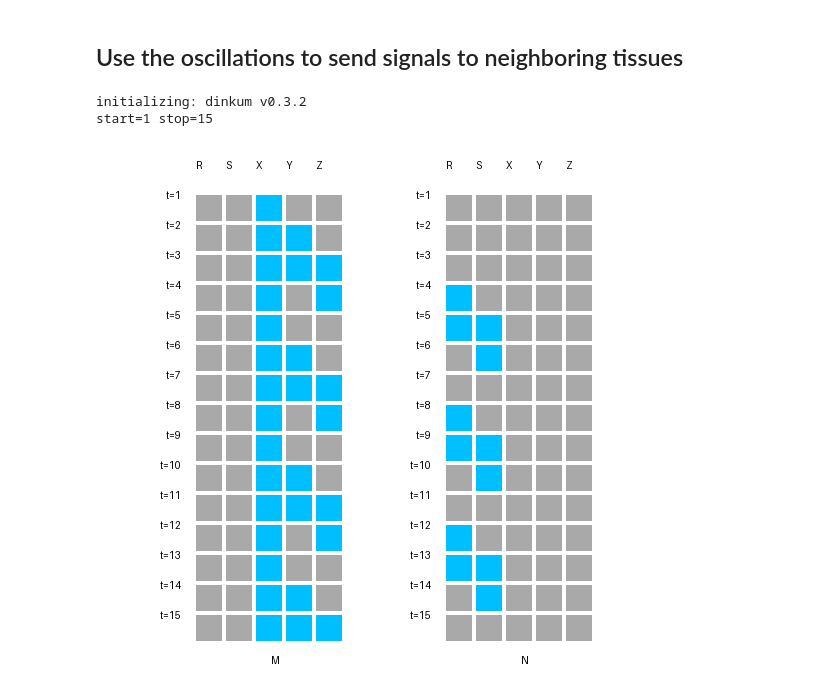
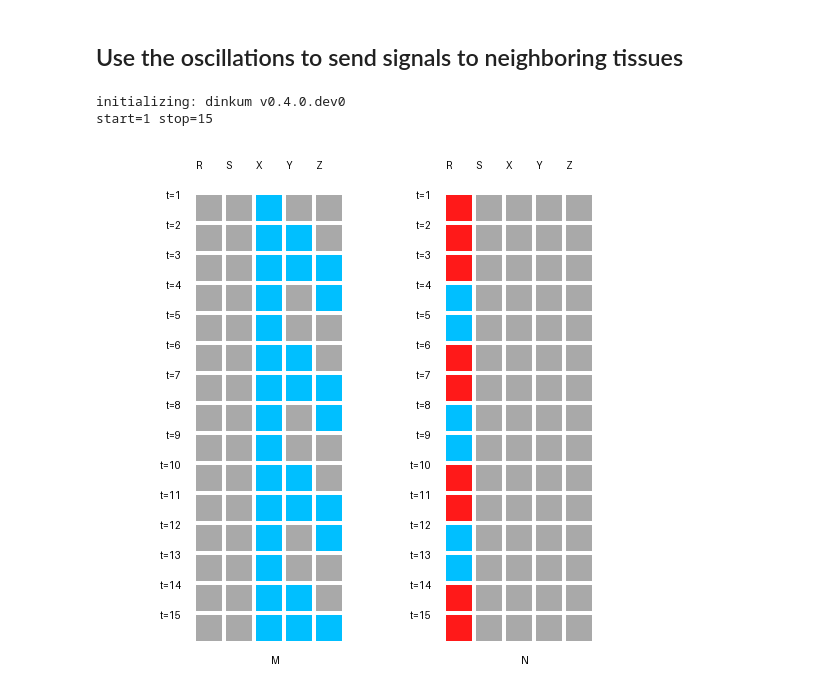
Before and after one commit to ngs-docs/2025-ucd-dinkum, a Jupyter notebook: 2-simple-oscillation.ipynb, the cells around one changed output. Drawn from its saved outputs; the diff is of its cells as text; code cells hidden in the pictures.

```diff
--- a/2-simple-oscillation.ipynb
+++ b/2-simple-oscillation.ipynb
@@ -31,30 +31,30 @@ start=1 stop=20
 # %%
 dinkum.reset()
 
 x = Gene(name='X')
 y = Gene(name='Y')
 z = Ligand(name='Z')
 r = Receptor(name='R', ligand=z)
 s = Gene(name='S')
 
 m = Tissue(name='M')
 n = Tissue(name='N')
 
 n.add_neighbor(neighbor=m)
 
 x.is_present(where=m, start=1)
 
 # now define a regulatory relationship that will be active in M:
 y.and_not(activator=x, repressor=z, delay=1)
 z.activated_by(source=y)
 
 # and set up the receptor etc in N
 r.is_present(where=n, start=1)
-s.activated_by(source=r)
+#s.activated_by(source=r)
 
 # run for 15 ticks (1 to 15)
 dinkum.run_and_display(stop=15)
 # %% [output]
-initializing: dinkum v0.3.2
+initializing: dinkum v0.4.0.dev0
 start=1 stop=15
-[figure, old version]
+[figure, new version]
```
Also changed, not shown: parts of 1 cell of this notebook, 1 other file.
